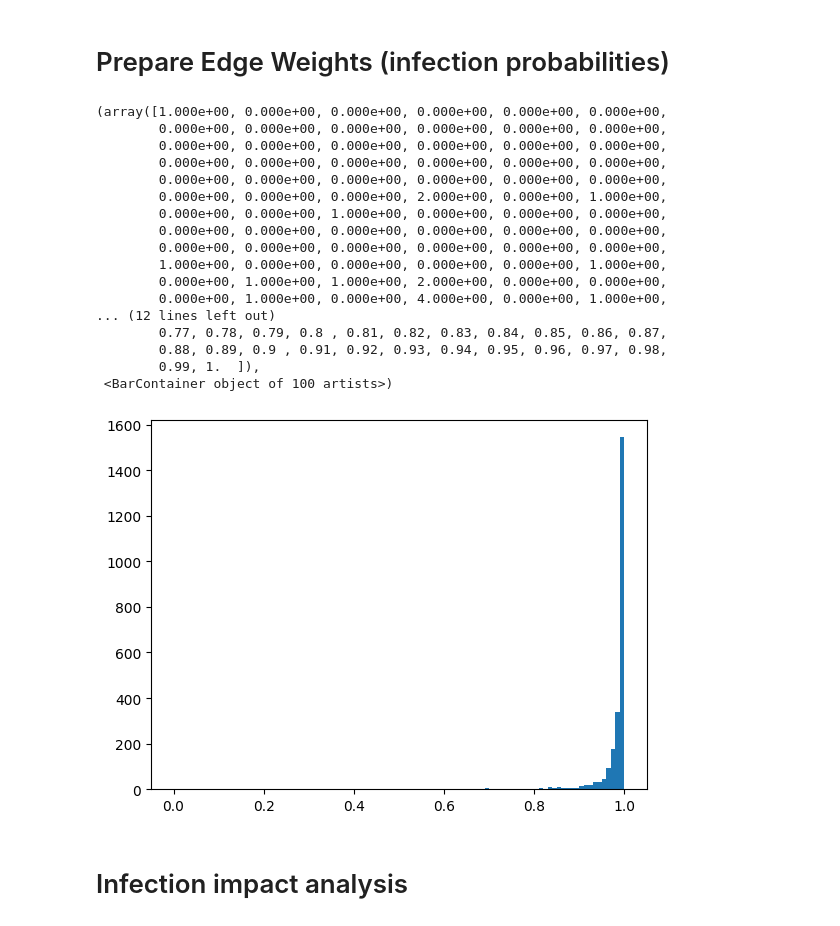
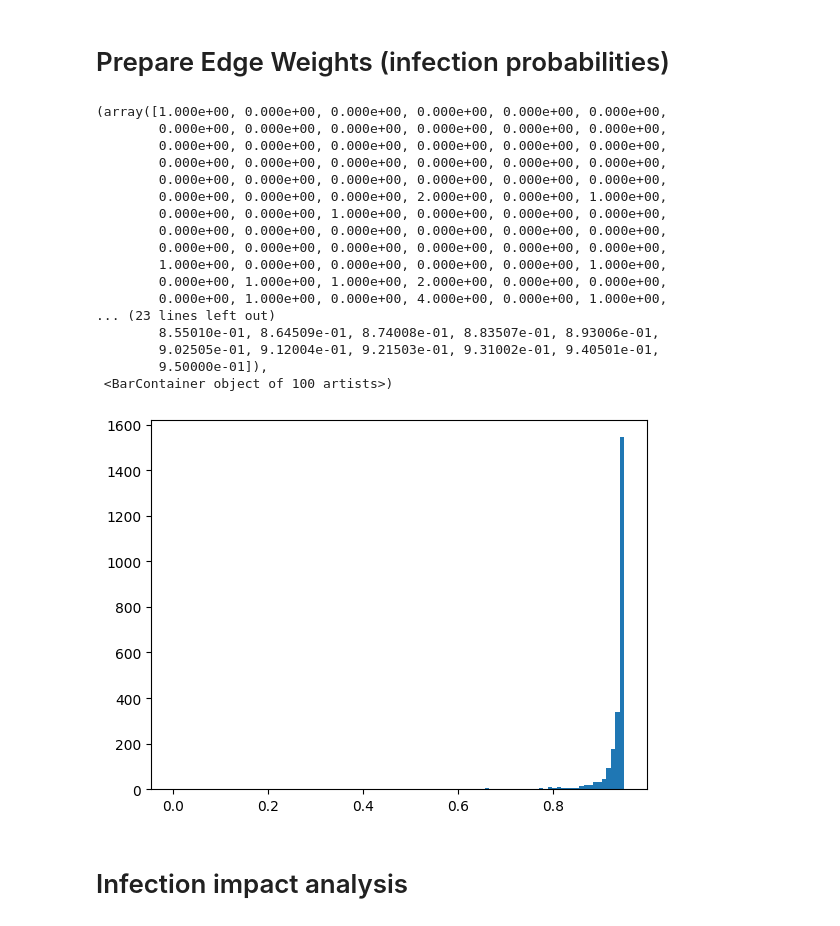
Before and after one commit to Krrer-uni/DAVe, a Jupyter notebook: dave.ipynb, the cells around one changed output. Drawn from its saved outputs; the diff is of its cells as text; code cells hidden in the pictures.

```diff
--- a/dave.ipynb
+++ b/dave.ipynb
@@ -269,31 +258,31 @@ graph_package_dependency(G_qt, "qt")
 # %%
 a, b = 0.0001, 0.95
 contributors = package_stats["contributors_count"]
 normalized_contributors = (
     -(contributors - contributors.min()) / (contributors.max() - contributors.min()) + 1
 )
 normalized_and_scaled_contributors = normalized_contributors * (b - a) + a
 normalized_and_scaled_contributors.head()
-plt.hist(normalized_contributors, bins=100)
+plt.hist(normalized_and_scaled_contributors, bins=100)
 # %% [output]
 (array([1.000e+00, 0.000e+00, 0.000e+00, 0.000e+00, 0.000e+00, 0.000e+00,
         0.000e+00, 0.000e+00, 0.000e+00, 0.000e+00, 0.000e+00, 0.000e+00,
         0.000e+00, 0.000e+00, 0.000e+00, 0.000e+00, 0.000e+00, 0.000e+00,
         0.000e+00, 0.000e+00, 0.000e+00, 0.000e+00, 0.000e+00, 0.000e+00,
         0.000e+00, 0.000e+00, 0.000e+00, 0.000e+00, 0.000e+00, 0.000e+00,
         0.000e+00, 0.000e+00, 0.000e+00, 2.000e+00, 0.000e+00, 1.000e+00,
         0.000e+00, 0.000e+00, 1.000e+00, 0.000e+00, 0.000e+00, 0.000e+00,
         0.000e+00, 0.000e+00, 0.000e+00, 0.000e+00, 0.000e+00, 0.000e+00,
         0.000e+00, 0.000e+00, 0.000e+00, 0.000e+00, 0.000e+00, 0.000e+00,
         1.000e+00, 0.000e+00, 0.000e+00, 0.000e+00, 0.000e+00, 1.000e+00,
         0.000e+00, 1.000e+00, 1.000e+00, 2.000e+00, 0.000e+00, 0.000e+00,
         0.000e+00, 1.000e+00, 0.000e+00, 4.000e+00, 0.000e+00, 1.000e+00,
-... (12 lines left out)
-        0.77, 0.78, 0.79, 0.8 , 0.81, 0.82, 0.83, 0.84, 0.85, 0.86, 0.87,
-        0.88, 0.89, 0.9 , 0.91, 0.92, 0.93, 0.94, 0.95, 0.96, 0.97, 0.98,
-        0.99, 1.  ]),
+... (23 lines left out)
+        8.55010e-01, 8.64509e-01, 8.74008e-01, 8.83507e-01, 8.93006e-01,
+        9.02505e-01, 9.12004e-01, 9.21503e-01, 9.31002e-01, 9.40501e-01,
+        9.50000e-01]),
  <BarContainer object of 100 artists>)
-[figure, old version]
+[figure, new version]
 # %% [markdown]
 # Infection impact analysis
 # %%
```
Also changed, not shown: parts of 6 cells of this notebook.
